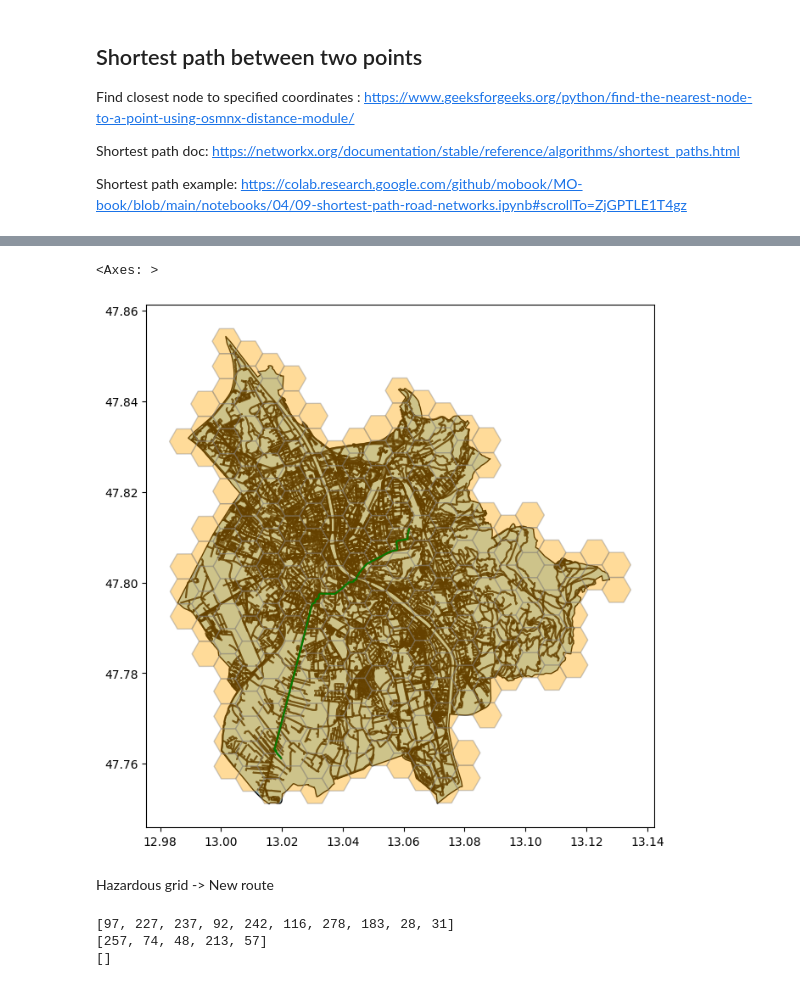
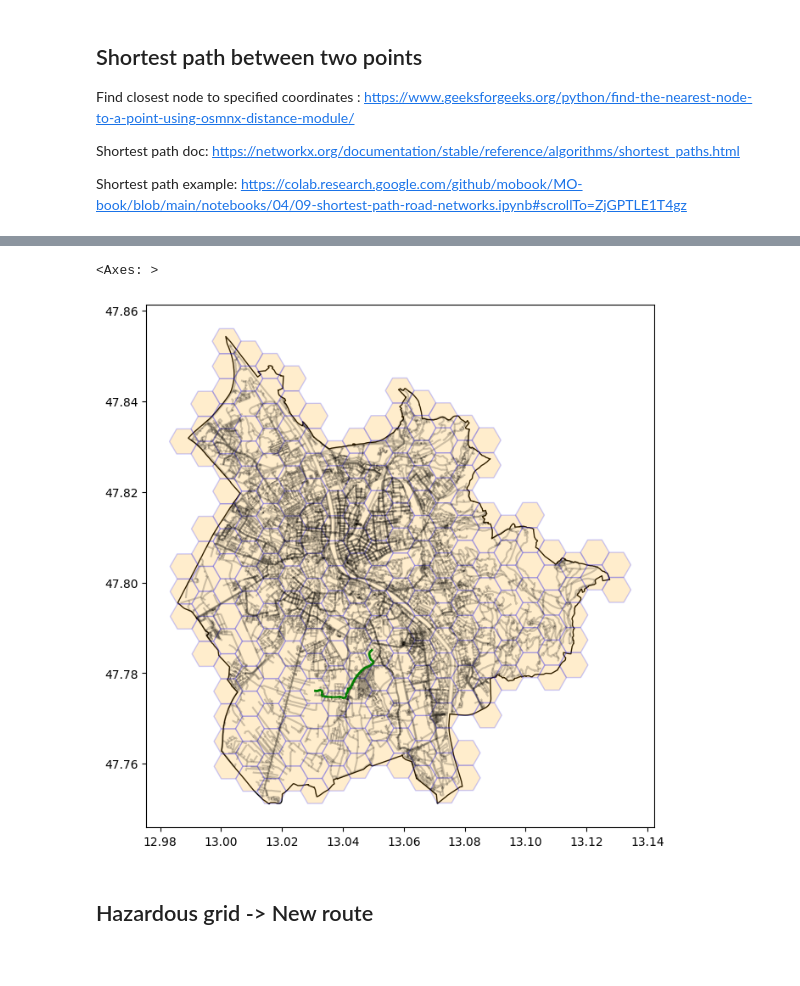
Before and after one commit to jayd0421/SafeSMS, a Jupyter notebook: safe_smss.ipynb, the cells around one changed output, grey strips where cells are left out. Saved outputs shown, nothing was run; the diff lists cells and outputs as text; code cells hidden in the pictures.

```diff
--- a/safe_smss.ipynb
+++ b/safe_smss.ipynb
@@ -167,5 +161,5 @@ Shortest path doc: https://networkx.org/documentation/stable/reference/algorithm
 
 Shortest path example: https://colab.research.google.com/github/mobook/MO-book/blob/main/notebooks/04/09-shortest-path-road-networks.ipynb#scrollTo=ZjGPTLE1T4gz
 # %%
+origin_coords = (47.785, 13.05)
 destination_coords = (47.812095362297846, 13.061987162495239)
-origin_coords = (47.76, 13.02)
@@ -187,0 +166,26 @@ shortest_path_edges = ox.routing.route_to_gdf(graph, shortest_path, weight='leng
+# %%
+import random
+random.seed(42)
+
+no_hazard_zones = 40
+no_safety_zones = 5
+no_zones = len(grid)
+
+safety_grids = []
+hazard_grids = []
+
+while len(hazard_grids) != no_hazard_zones:
+    id = random.randint(1, no_zones)
+    hazard_grids.append(id)
+    hazard_grids = list(set(hazard_grids))
+
+print(hazard_grids)
+
+while len(safety_grids) != no_safety_zones:
+    id = random.randint(1, no_zones)
+    if id not in (hazard_grids):
+        safety_grids.append(id)
+        safety_grids = list(set(safety_grids))
+
+print(safety_grids)
+print(list(set(safety_grids) & set(hazard_grids)))
@@ -188,38 +286,13 @@ shortest_path_edges = ox.routing.route_to_gdf(graph, shortest_path, weight='leng
 # %%
-ax = aoi.plot(color='lightblue', edgecolor='black', figsize=(10, 8))
-edges.plot(ax=ax, color='black', alpha=0.6, zorder=1)
-grid.plot(ax=ax, color='orange', edgecolor='gray', alpha=0.4, zorder=2)
-shortest_path_edges.plot(ax=ax, color='green', alpha=1, zorder=3)
+shortest_path = ox.shortest_path(graph, origin_node_id, destination_node_id)
+shortest_path_edges = ox.routing.route_to_gdf(graph, shortest_path, weight='length')
+
+ax = aoi.plot(color='white', edgecolor='black', figsize=(10, 8))
+edges.plot(ax=ax, color='black', alpha=0.1)
+grid.plot(ax=ax, color='orange', edgecolor='blue', alpha=0.2)
+shortest_path_edges.plot(ax=ax, color='green', linewidth=2, alpha=1)
 # %% [output]
 <Axes: >
-[figure, old version]
+[figure, new version]
 # %% [markdown]
-Hazardous grid -> New route
+## Hazardous grid -> New route
-# %%
-import random
-no_hazard_zones = 10
-no_safety_zones = 5
-no_zones = 300
-
-safety_grids = []
-hazard_grids = []
-
-while len(hazard_grids) != no_hazard_zones:
-    id = random.randint(1, no_zones)
-    hazard_grids.append(id)
-    hazard_grids = list(set(hazard_grids))
-
-print(hazard_grids)
-
-while len(safety_grids) != no_safety_zones:
-    id = random.randint(1, no_zones)
-    if id not in (hazard_grids):
-        safety_grids.append(id)
-        safety_grids = list(set(safety_grids))
-
-print(safety_grids)
-print(list(set(safety_grids) & set(hazard_grids)))
-# %% [output]
-[97, 227, 237, 92, 242, 116, 278, 183, 28, 31]
-[257, 74, 48, 213, 57]
-[]
```
Also changed, not shown: parts of 23 cells of this notebook, 4 other files.
